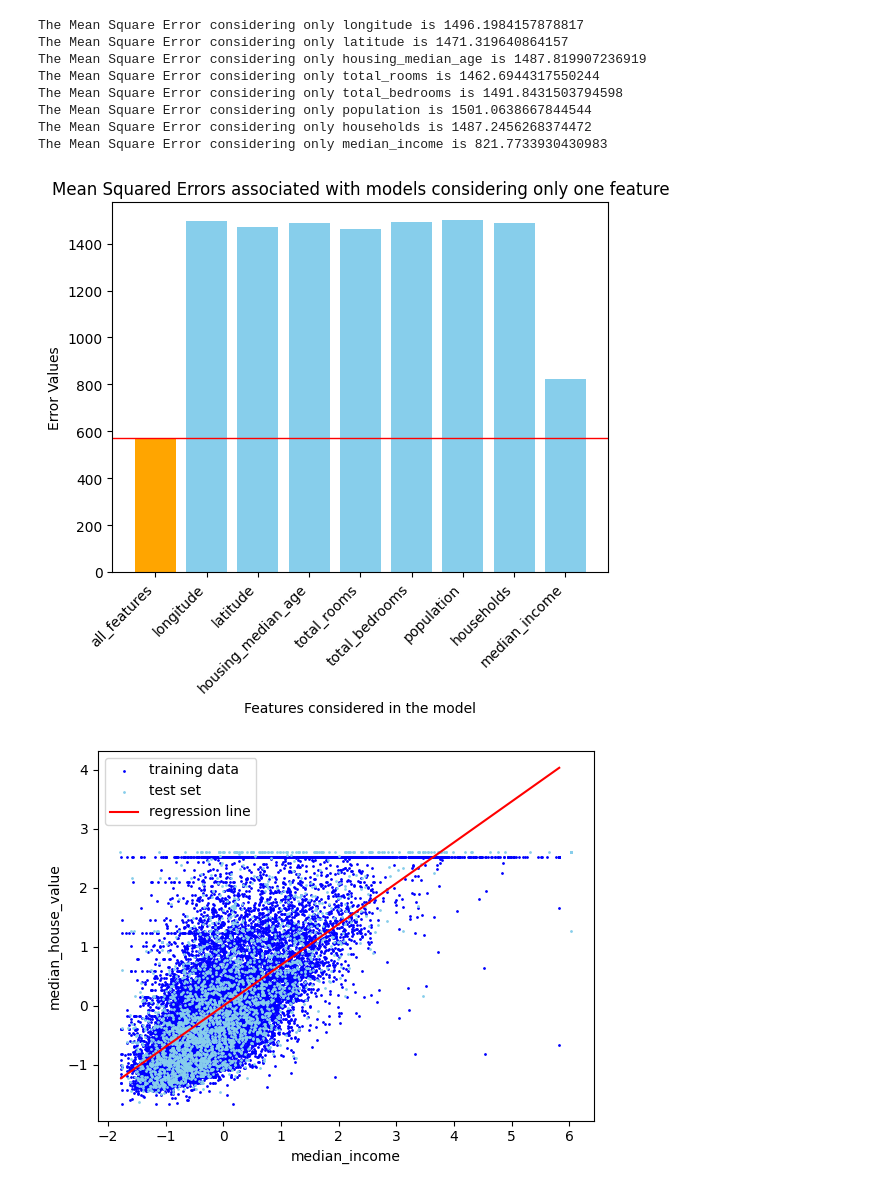
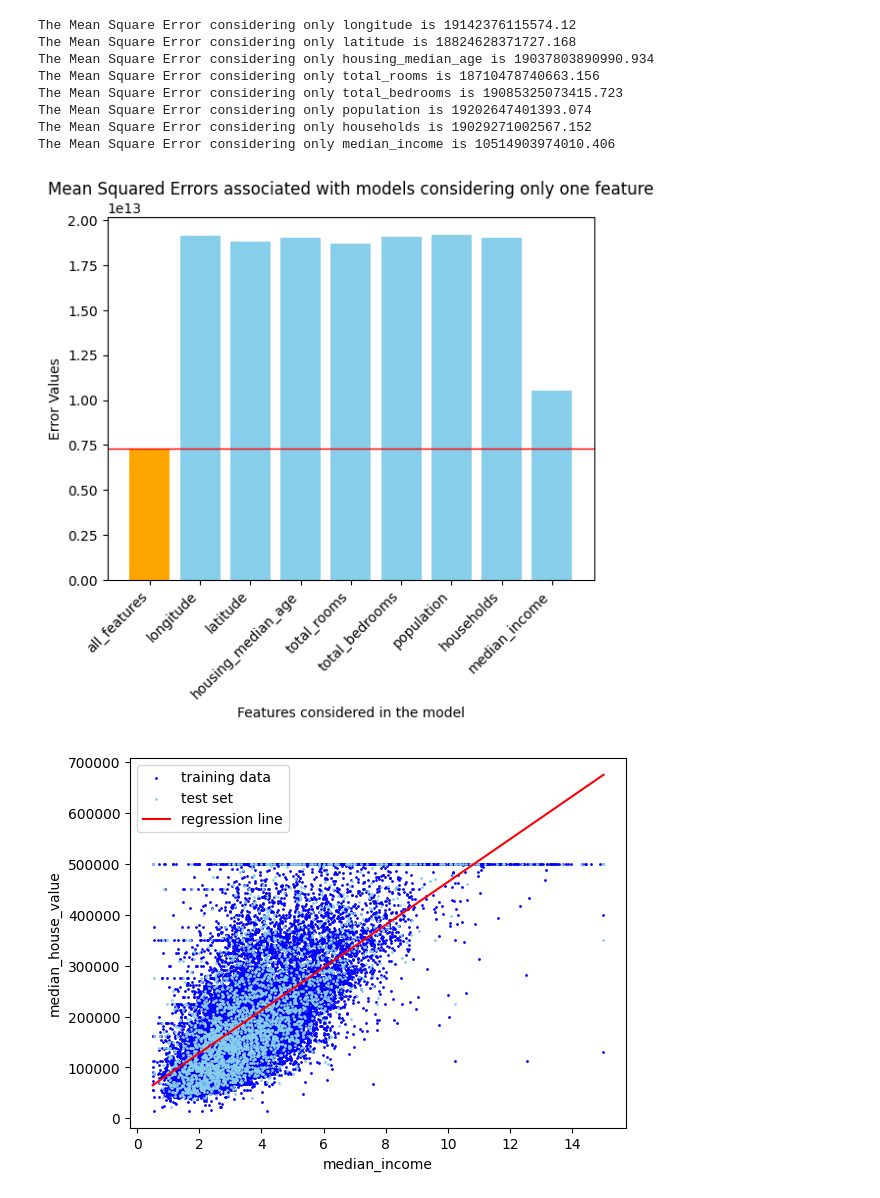
Before and after one commit to francesca-leonardi/Learning-Machine-Learning, a Jupyter notebook: linear_regression_housing.ipynb, the cells around one changed output. Saved outputs shown, nothing was run; the diff lists cells and outputs as text; code cells hidden in the pictures.

```diff
--- a/linear_regression_housing.ipynb
+++ b/linear_regression_housing.ipynb
@@ -13,11 +13,8 @@ scaler = StandardScaler()
 
 ### The dataset contains data with the values of houses in California
 
-df_nonscaled_train = pd.read_csv("/content/sample_data/california_housing_train.csv")
-cols = df_nonscaled_train.columns
-
-scaled_data_train = scaler.fit_transform(df_nonscaled_train)
-df_train = pd.DataFrame(scaled_data_train,columns = cols)
+df_train = pd.read_csv("/content/sample_data/california_housing_train.csv")
+cols = df_train.columns
 
 X_train = df_train.iloc[:,:-1]
 y_train = df_train.iloc[:,-1]
@@ -29,10 +26,7 @@ model.fit(X_train,y_train)
 
 ### Training set preparation
 
-df_nonscaled_test = pd.read_csv("/content/sample_data/california_housing_test.csv")
-
-scaled_data_test = scaler.fit_transform(df_nonscaled_test)
-df_test = pd.DataFrame(scaled_data_test,columns = cols)
+df_test = pd.read_csv("/content/sample_data/california_housing_test.csv")
 
 X_test = df_test.iloc[:,:-1]
 y_test = df_test.iloc[:,-1]
@@ -145,10 +139,10 @@ The Mean Square Error considering all variables except median_income is 928.9973
-The Mean Square Error considering only longitude is 1496.1984157878817
-The Mean Square Error considering only latitude is 1471.319640864157
-The Mean Square Error considering only housing_median_age is 1487.819907236919
-The Mean Square Error considering only total_rooms is 1462.6944317550244
-The Mean Square Error considering only total_bedrooms is 1491.8431503794598
-The Mean Square Error considering only population is 1501.0638667844544
-The Mean Square Error considering only households is 1487.2456268374472
-The Mean Square Error considering only median_income is 821.7733930430983
+The Mean Square Error considering only longitude is 19142376115574.12
+The Mean Square Error considering only latitude is 18824628371727.168
+The Mean Square Error considering only housing_median_age is 19037803890990.934
+The Mean Square Error considering only total_rooms is 18710478740663.156
+The Mean Square Error considering only total_bedrooms is 19085325073415.723
+The Mean Square Error considering only population is 19202647401393.074
+The Mean Square Error considering only households is 19029271002567.152
+The Mean Square Error considering only median_income is 10514903974010.406
-[figure, old version]
+[figure, new version]
-[figure, old version]
+[figure, new version]
```
Also changed, not shown: parts of 1 cell of this notebook.
